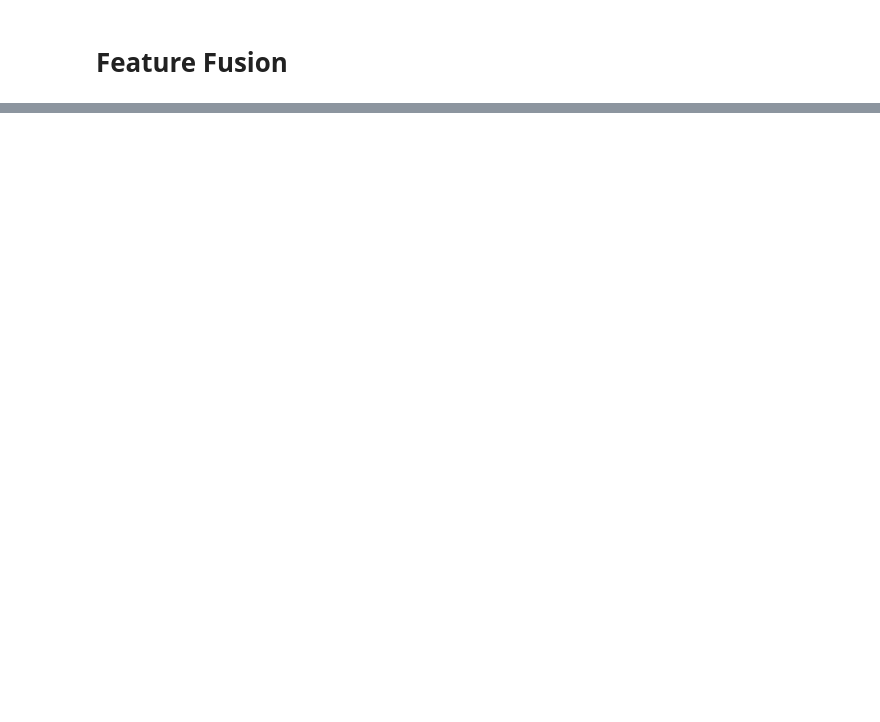
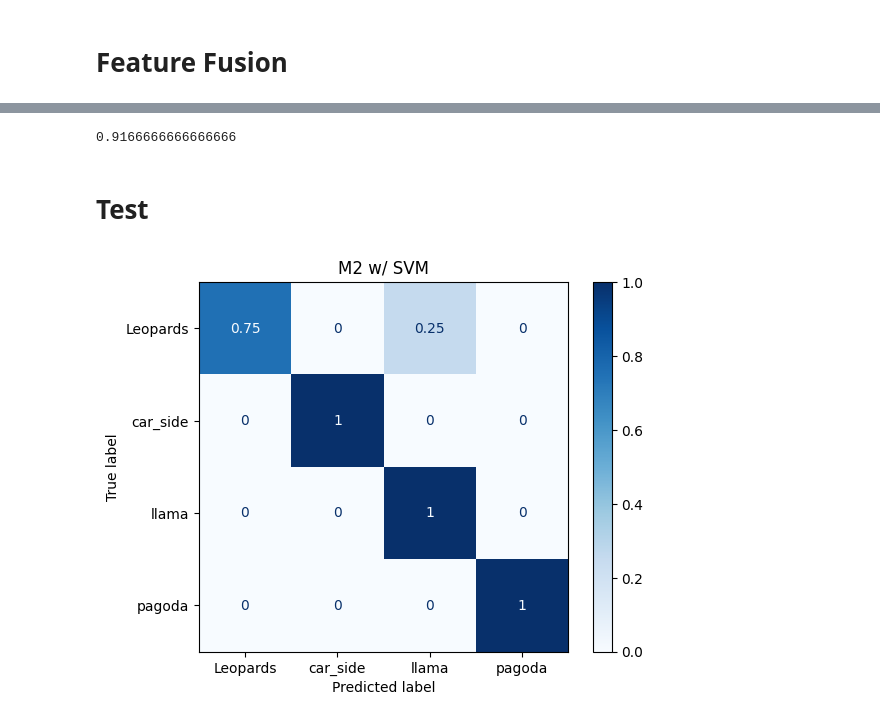
Before and after one commit to hippogriffi/CBIRS, a Jupyter notebook: App/Progs/demo_test.ipynb, the cells around one changed output, grey strips where cells are left out. Saved outputs shown, nothing was run; the diff lists cells and outputs as text; code cells hidden in the pictures; blank space fills up the shorter version.

Commit message:
M2 Functional on test

```diff
--- a/App/Progs/demo_test.ipynb
+++ b/App/Progs/demo_test.ipynb
@@ -576,0 +528,12 @@ def train_svm():
+# %%
+X_train, X_test, Y_train, Y_test = train_test_split(feat_vector, img_classes, test_size=0.3)
+# %%
+clf = LinearSVC(random_state=0, tol=1e-5, max_iter=3000)
+clf.fit(X_train, Y_train)
+predicted = clf.predict(X_test)
+
+print(accuracy_score(Y_test, predicted))
+# %% [output]
+0.9166666666666666
+# %% [markdown]
+# Test
@@ -576,0 +542,10 @@ def train_svm():
+# %%
+# Generate confusion matrix
+matrix = plot_confusion_matrix(clf, X_test, Y_test,
+                               cmap=plt.cm.Blues,
+                               normalize='true')
+plt.title('M2 w/ SVM')
+plt.show(matrix)
+plt.show()
+# %% [output]
+[figure, added]
```
Also changed, not shown: parts of 25 cells of this notebook.
